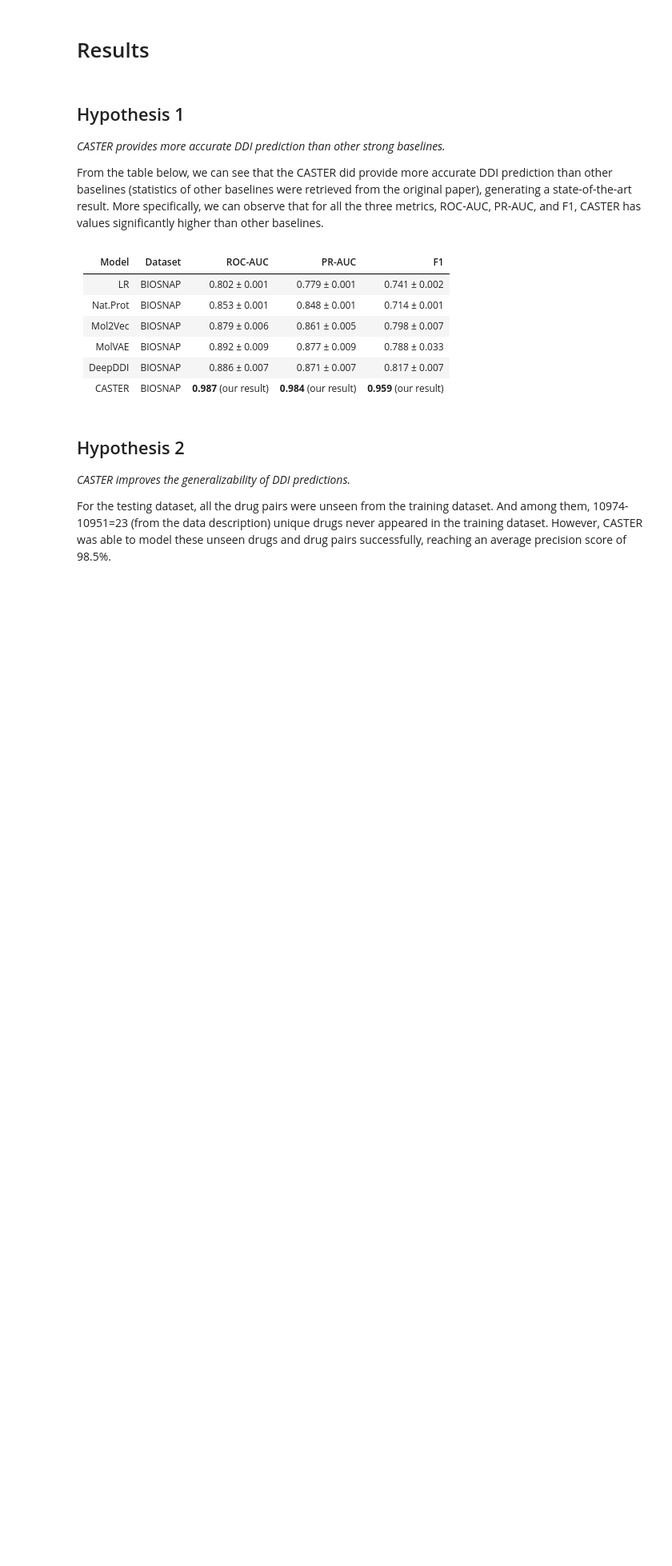
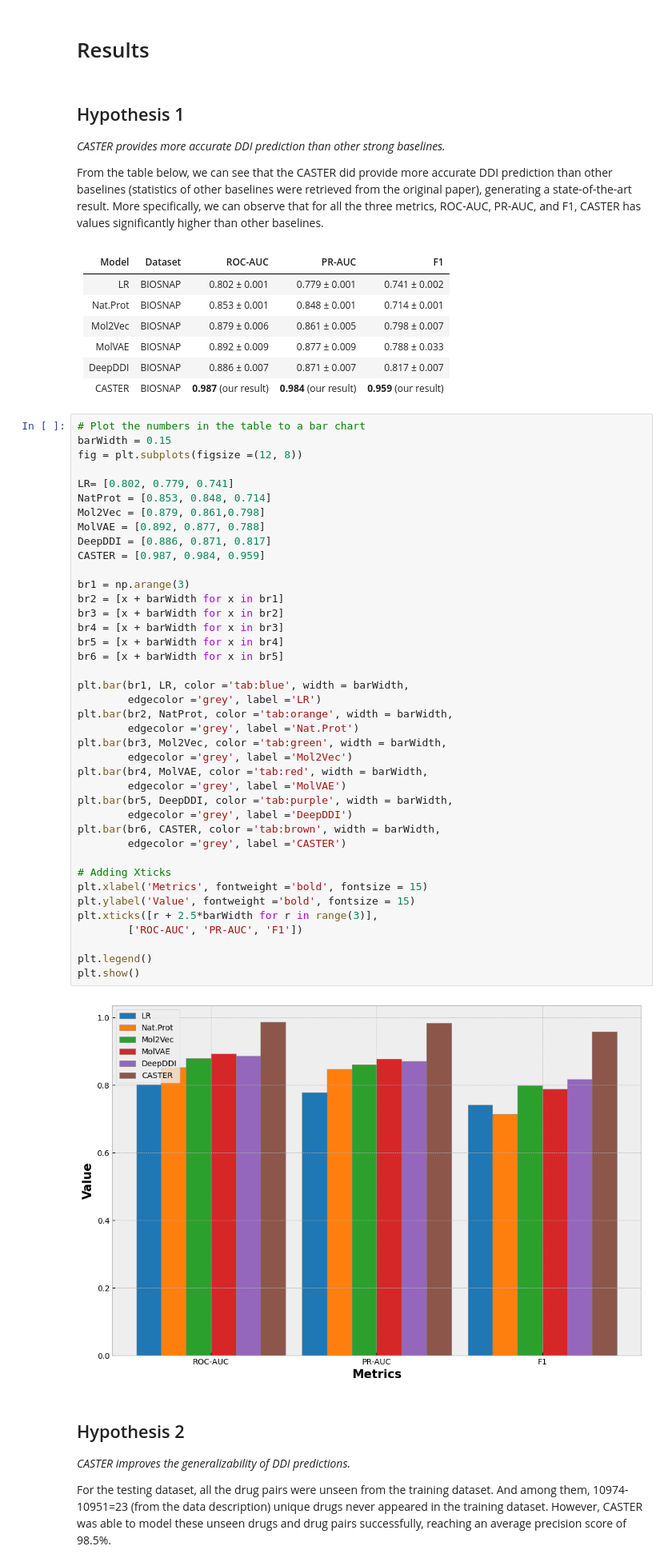
Before and after one commit to lanceyjt/cs598-dlh-team72, a Jupyter notebook: DL4H_Team72.ipynb, the cells around one changed output. Shown: that part at 80% size. Saved outputs shown, nothing was run; the diff lists cells and outputs as text; blank space fills up the shorter version.

Commit message:
feat: add visualization for hypothesis 1 and experiment for hypothesis 2

```diff
--- a/DL4H_Team72.ipynb
+++ b/DL4H_Team72.ipynb
@@ -965,6 +964,48 @@ From the table below, we can see that the CASTER did provide more accurate DDI p
 | MolVAE | BIOSNAP |  0.892 ± 0.009 |  0.877 ± 0.009 | 0.788 ± 0.033 |
 | DeepDDI | BIOSNAP |  0.886 ± 0.007 | 0.871 ± 0.007 |  0.817 ± 0.007 |
 | CASTER | BIOSNAP | **0.987** (our result) | **0.984** (our result) | **0.959** (our result) |
+# %%
+# Plot the numbers in the table to a bar chart
+barWidth = 0.15
+fig = plt.subplots(figsize =(12, 8))
+
+LR= [0.802, 0.779, 0.741]
+NatProt = [0.853, 0.848, 0.714]
+Mol2Vec = [0.879, 0.861,0.798]
+MolVAE = [0.892, 0.877, 0.788]
+DeepDDI = [0.886, 0.871, 0.817]
+CASTER = [0.987, 0.984, 0.959]
+
+br1 = np.arange(3)
+br2 = [x + barWidth for x in br1]
+br3 = [x + barWidth for x in br2]
+br4 = [x + barWidth for x in br3]
+br5 = [x + barWidth for x in br4]
+br6 = [x + barWidth for x in br5]
+
+plt.bar(br1, LR, color ='tab:blue', width = barWidth,
+        edgecolor ='grey', label ='LR')
+plt.bar(br2, NatProt, color ='tab:orange', width = barWidth,
+        edgecolor ='grey', label ='Nat.Prot')
+plt.bar(br3, Mol2Vec, color ='tab:green', width = barWidth,
+        edgecolor ='grey', label ='Mol2Vec')
+plt.bar(br4, MolVAE, color ='tab:red', width = barWidth,
+        edgecolor ='grey', label ='MolVAE')
+plt.bar(br5, DeepDDI, color ='tab:purple', width = barWidth,
+        edgecolor ='grey', label ='DeepDDI')
+plt.bar(br6, CASTER, color ='tab:brown', width = barWidth,
+        edgecolor ='grey', label ='CASTER')
+
+# Adding Xticks
+plt.xlabel('Metrics', fontweight ='bold', fontsize = 15)
+plt.ylabel('Value', fontweight ='bold', fontsize = 15)
+plt.xticks([r + 2.5*barWidth for r in range(3)],
+        ['ROC-AUC', 'PR-AUC', 'F1'])
+
+plt.legend()
+plt.show()
+# %% [output]
+[figure, added]
 # %% [markdown]
 ## Hypothesis 2
 *CASTER improves the generalizability of DDI predictions.*
```
Also changed, not shown: parts of 10 cells of this notebook.
